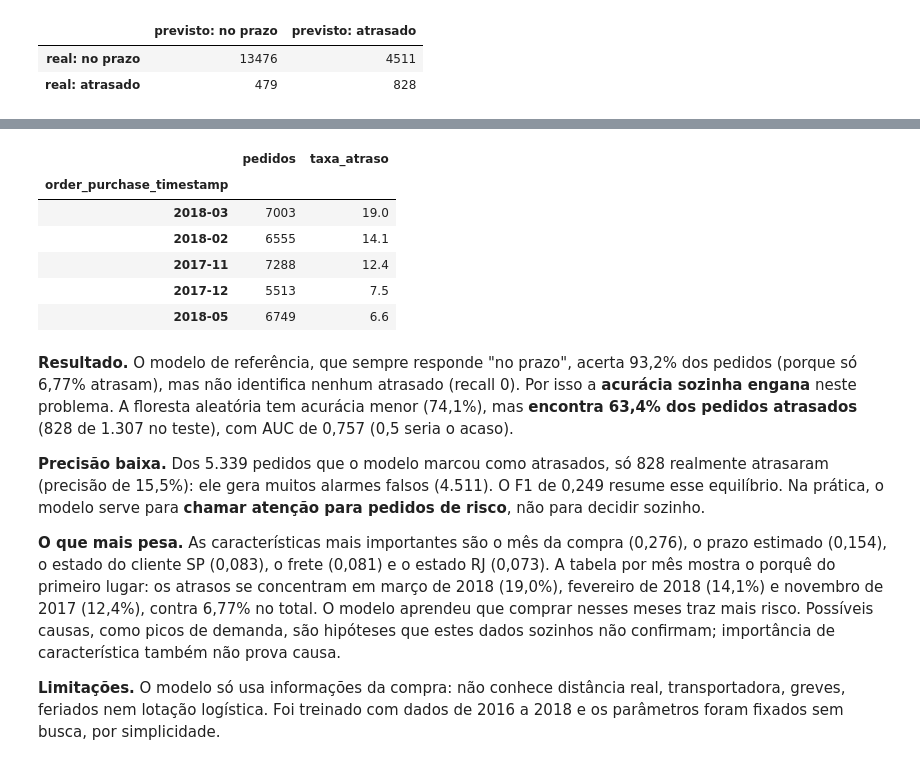
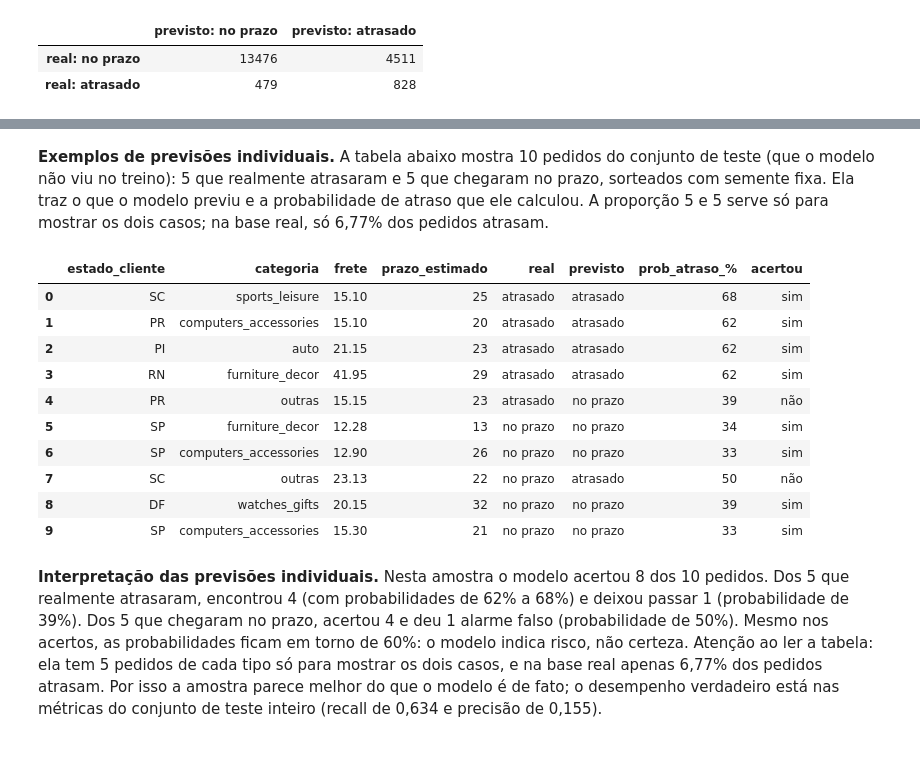
Before and after one commit to Caetanogp/RA1_e_RA2_Data_Analytics, a Jupyter notebook: notebooks/05_analise_ra3.ipynb, the cells around one changed output, grey strips where cells are left out. Drawn from its saved outputs; the diff is of its cells as text; code cells hidden in the pictures.

Commit message:
Adiciona exemplos de previsões individuais ao notebook do RA3

```diff
--- a/notebooks/05_analise_ra3.ipynb
+++ b/notebooks/05_analise_ra3.ipynb
@@ -544,31 +521,38 @@ dtype: float64
+# %% [markdown]
+**Exemplos de previsões individuais.** A tabela abaixo mostra 10 pedidos do conjunto de teste (que o modelo não viu
+no treino): 5 que realmente atrasaram e 5 que chegaram no prazo, sorteados com semente fixa. Ela traz o que o modelo
+previu e a probabilidade de atraso que ele calculou. A proporção 5 e 5 serve só para mostrar os dois casos; na base
+real, só 6,77% dos pedidos atrasam.
 # %%
-por_mes = base.groupby(base["order_purchase_timestamp"].dt.to_period("M")).agg(
-    pedidos=("order_id", "count"), taxa_atraso=("atrasado", "mean"))
-por_mes["taxa_atraso"] = (por_mes["taxa_atraso"] * 100).round(1)
-por_mes[por_mes["pedidos"] > 500].sort_values("taxa_atraso", ascending=False).head(5)
+probabilidade = pd.Series(modelo.predict_proba(X_teste)[:, 1], index=X_teste.index)
+previsao = pd.Series(modelo.predict(X_teste), index=X_teste.index)
+
+sorteio = pd.concat([y_teste[y_teste == 1].sample(5, random_state=1),
+                     y_teste[y_teste == 0].sample(5, random_state=1)]).index
+nomes = {0: "no prazo", 1: "atrasado"}
+
+exemplos = dados.loc[sorteio, ["estado_cliente", "categoria", "frete", "prazo_estimado"]].copy()
+exemplos["real"] = y_teste.loc[sorteio].map(nomes)
+exemplos["previsto"] = previsao.loc[sorteio].map(nomes)
+exemplos["prob_atraso_%"] = (probabilidade.loc[sorteio] * 100).round(0).astype(int)
+exemplos["acertou"] = (y_teste.loc[sorteio] == previsao.loc[sorteio]).map({True: "sim", False: "não"})
+exemplos.reset_index(drop=True)
 # %% [output]
-|  | pedidos | taxa_atraso |
-| order_purchase_timestamp |  |  |
-| 2018-03 | 7003 | 19.0 |
-| 2018-02 | 6555 | 14.1 |
-| 2017-11 | 7288 | 12.4 |
-| 2017-12 | 5513 | 7.5 |
-| 2018-05 | 6749 | 6.6 |
+|  | estado_cliente | categoria | frete | prazo_estimado | real | previsto | prob_atraso_% | acertou |
+| 0 | SC | sports_leisure | 15.10 | 25 | atrasado | atrasado | 68 | sim |
+| 1 | PR | computers_accessories | 15.10 | 20 | atrasado | atrasado | 62 | sim |
+| 2 | PI | auto | 21.15 | 23 | atrasado | atrasado | 62 | sim |
+| 3 | RN | furniture_decor | 41.95 | 29 | atrasado | atrasado | 62 | sim |
+| 4 | PR | outras | 15.15 | 23 | atrasado | no prazo | 39 | não |
+| 5 | SP | furniture_decor | 12.28 | 13 | no prazo | no prazo | 34 | sim |
+| 6 | SP | computers_accessories | 12.90 | 26 | no prazo | no prazo | 33 | sim |
+| 7 | SC | outras | 23.13 | 22 | no prazo | atrasado | 50 | não |
+| 8 | DF | watches_gifts | 20.15 | 32 | no prazo | no prazo | 39 | sim |
+| 9 | SP | computers_accessories | 15.30 | 21 | no prazo | no prazo | 33 | sim |
 # %% [markdown]
-**Resultado.** O modelo de referência, que sempre responde "no prazo", acerta 93,2% dos pedidos (porque só 6,77%
-atrasam), mas não identifica nenhum atrasado (recall 0). Por isso a **acurácia sozinha engana** neste problema. A
-floresta aleatória tem acurácia menor (74,1%), mas **encontra 63,4% dos pedidos atrasados** (828 de 1.307 no teste),
-com AUC de 0,757 (0,5 seria o acaso).
-
-**Precisão baixa.** Dos 5.339 pedidos que o modelo marcou como atrasados, só 828 realmente atrasaram (precisão de
-15,5%): ele gera muitos alarmes falsos (4.511). O F1 de 0,249 resume esse equilíbrio. Na prática, o modelo serve
-para **chamar atenção para pedidos de risco**, não para decidir sozinho.
-
-**O que mais pesa.** As características mais importantes são o mês da compra (0,276), o prazo estimado (0,154), o
-estado do cliente SP (0,083), o frete (0,081) e o estado RJ (0,073). A tabela por mês mostra o porquê do primeiro
-lugar: os atrasos se concentram em março de 2018 (19,0%), fevereiro de 2018 (14,1%) e novembro de 2017 (12,4%),
-contra 6,77% no total. O modelo aprendeu que comprar nesses meses traz mais risco. Possíveis causas, como picos de
-demanda, são hipóteses que estes dados sozinhos não confirmam; importância de característica também não prova causa.
-
-**Limitações.** O modelo só usa informações da compra: não conhece distância real, transportadora, greves, feriados
-nem lotação logística. Foi treinado com dados de 2016 a 2018 e os parâmetros foram fixados sem busca, por simplicidade.
+**Interpretação das previsões individuais.** Nesta amostra o modelo acertou 8 dos 10 pedidos. Dos 5 que realmente
+atrasaram, encontrou 4 (com probabilidades de 62% a 68%) e deixou passar 1 (probabilidade de 39%). Dos 5 que chegaram
+no prazo, acertou 4 e deu 1 alarme falso (probabilidade de 50%). Mesmo nos acertos, as probabilidades ficam em torno
+de 60%: o modelo indica risco, não certeza. Atenção ao ler a tabela: ela tem 5 pedidos de cada tipo só para mostrar os
+dois casos, e na base real apenas 6,77% dos pedidos atrasam. Por isso a amostra parece melhor do que o modelo é de
+fato; o desempenho verdadeiro está nas métricas do conjunto de teste inteiro (recall de 0,634 e precisão de 0,155).
```
Also changed, not shown: parts of 6 cells of this notebook.
